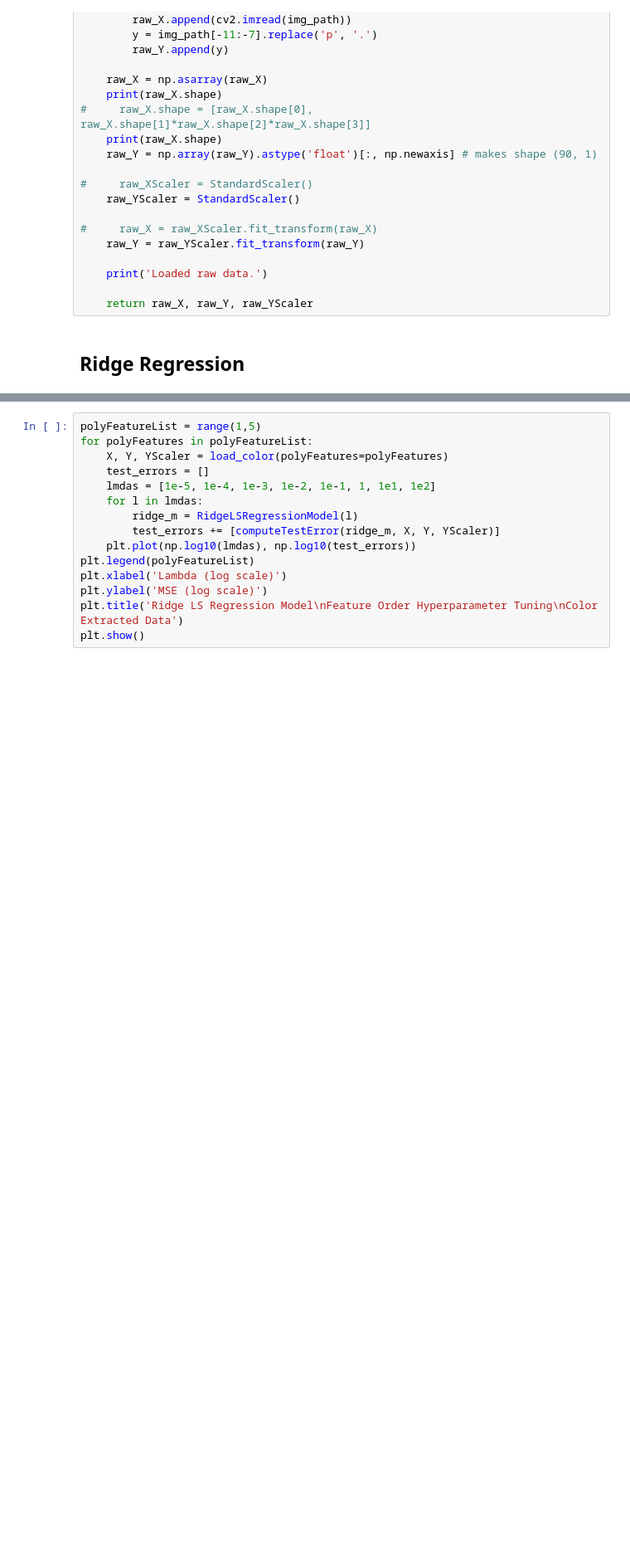
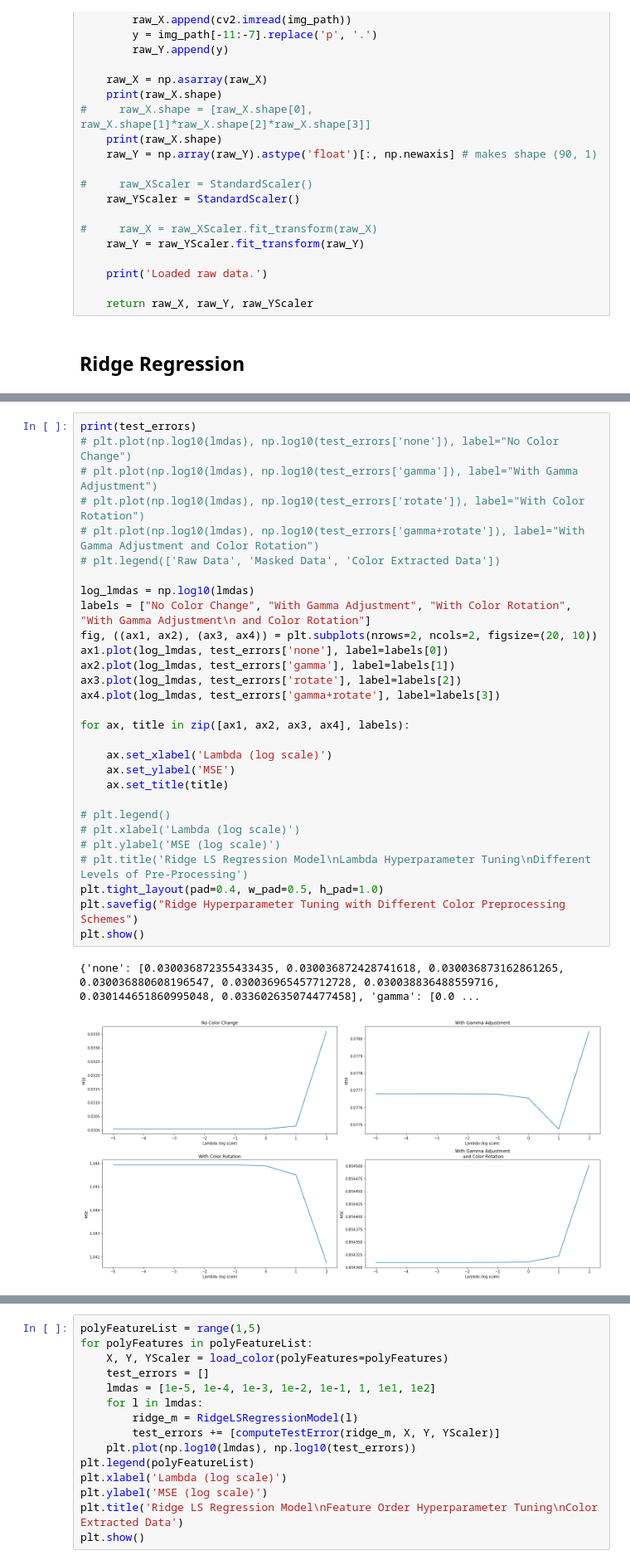
Before and after one commit to mattsit/ph-machine-learning, a Jupyter notebook: CS189/DifferentPreProcessing.ipynb, the cells around one changed output, grey strips where cells are left out. Shown at 83% size. Saved outputs shown, nothing was run; the diff lists cells and outputs as text; blank space fills up the shorter version.

```diff
--- a/CS189/DifferentPreProcessing.ipynb
+++ b/CS189/DifferentPreProcessing.ipynb
@@ -80,0 +78,32 @@ plt.savefig("test.png")
+# %%
+print(test_errors)
+# plt.plot(np.log10(lmdas), np.log10(test_errors['none']), label="No Color Change")
+# plt.plot(np.log10(lmdas), np.log10(test_errors['gamma']), label="With Gamma Adjustment")
+# plt.plot(np.log10(lmdas), np.log10(test_errors['rotate']), label="With Color Rotation")
+# plt.plot(np.log10(lmdas), np.log10(test_errors['gamma+rotate']), label="With Gamma Adjustment and Color Rotation")
+# plt.legend(['Raw Data', 'Masked Data', 'Color Extracted Data'])
+
+log_lmdas = np.log10(lmdas)
+labels = ["No Color Change", "With Gamma Adjustment", "With Color Rotation", "With Gamma Adjustment\n and Color Rotation"]
+fig, ((ax1, ax2), (ax3, ax4)) = plt.subplots(nrows=2, ncols=2, figsize=(20, 10))
+ax1.plot(log_lmdas, test_errors['none'], label=labels[0])
+ax2.plot(log_lmdas, test_errors['gamma'], label=labels[1])
+ax3.plot(log_lmdas, test_errors['rotate'], label=labels[2])
+ax4.plot(log_lmdas, test_errors['gamma+rotate'], label=labels[3])
+
+for ax, title in zip([ax1, ax2, ax3, ax4], labels):
+
+    ax.set_xlabel('Lambda (log scale)')
+    ax.set_ylabel('MSE')
+    ax.set_title(title)
+
+# plt.legend()
+# plt.xlabel('Lambda (log scale)')
+# plt.ylabel('MSE (log scale)')
+# plt.title('Ridge LS Regression Model\nLambda Hyperparameter Tuning\nDifferent Levels of Pre-Processing')
+plt.tight_layout(pad=0.4, w_pad=0.5, h_pad=1.0)
+plt.savefig("Ridge Hyperparameter Tuning with Different Color Preprocessing Schemes")
+plt.show()
+# %% [output]
+{'none': [0.030036872355433435, 0.030036872428741618, 0.030036873162861265, 0.030036880608196547, 0.030036965457712728, 0.030038836488559716, 0.030144651860995048, 0.033602635074477458], 'gamma': [0.0 ...
+[figure, added]
```
Also changed, not shown: parts of 4 cells of this notebook, 4 other files.
